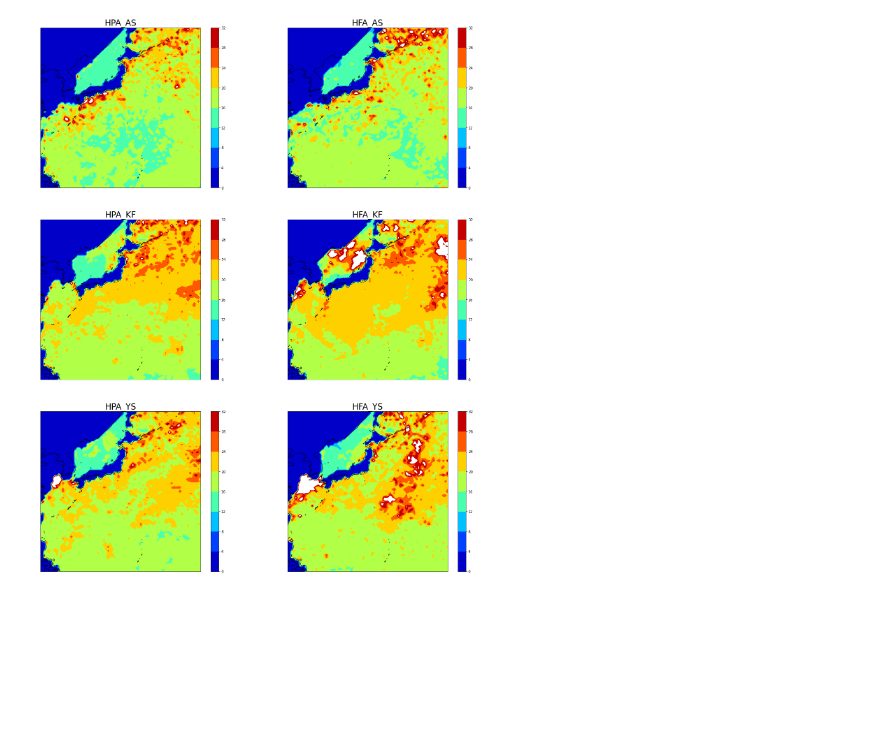
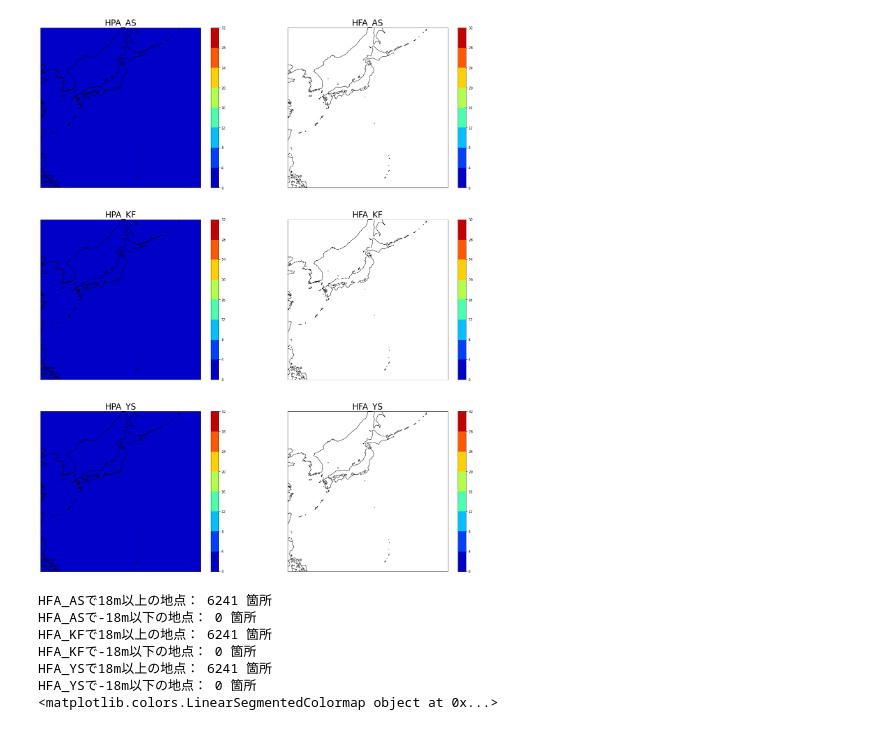
Before and after one commit to greedtn/MRI-AGCM3.2H, a Jupyter notebook: vizualize_code/visualize_RV.ipynb, the cells around one changed output. Saved outputs shown, nothing was run; the diff lists cells and outputs as text; code cells hidden in the pictures; blank space fills up the shorter version.

```diff
--- a/vizualize_code/visualize_RV.ipynb
+++ b/vizualize_code/visualize_RV.ipynb
@@ -3,6 +3,7 @@ from csv import reader
 import numpy as np
 import matplotlib.pyplot as plt
 import cartopy.crs as ccrs
+import matplotlib as mpl
 
 
 """モデル間のRV比較の図を出力"""
@@ -52,8 +53,8 @@ with open('HPA_YS.csv', 'r') as csv_file:
 for i in range(79):
     for j in range(79):
         for k in range(3):
-            DATA_F[k][i][j] = float(DATA_F[k][i][j])
-            DATA_P[k][i][j] = float(DATA_P[k][i][j])
+            DATA_F[k][i][j] = float(100)
+            DATA_P[k][i][j] = float(0)
 
 for i in range(3):
     DATA_F[i] = np.array(DATA_F[i])
@@ -95,35 +96,52 @@ ax5.set_title('HFA_' + MODEL[1], fontsize=24)
 
 ax6 = fig.add_subplot(3, 2, 6, projection=ccrs.PlateCarree())
 a = plt.contourf(lons, lats, DATA_F[2], levels=levels, transform=ccrs.PlateCarree(), cmap='jet')
 c_bar = plt.colorbar(a)
 ax6.coastlines()
 ax6.set_title('HFA_' + MODEL[2], fontsize=24)
 plt.subplots_adjust(left=0.05, right=0.95, bottom=0.05, top=0.95)
 plt.savefig("現在気候と将来気候の100年再現期待値.png")
 plt.show()
 
 # 描画(将来気候と現在気候の最大波高の差)
+print("HFA_ASで18m以上の地点：", len(np.where(DATA_F[0] - DATA_P[0] > 18)[0]), "箇所")
+print("HFA_ASで-18m以下の地点：", len(np.where(DATA_F[0] - DATA_P[0] < -18)[0]), "箇所")
+print("HFA_KFで18m以上の地点：", len(np.where(DATA_F[1] - DATA_P[1] > 18)[0]), "箇所")
+print("HFA_KFで-18m以下の地点：", len(np.where(DATA_F[1] - DATA_P[1] < -18)[0]), "箇所")
+print("HFA_YSで18m以上の地点：", len(np.where(DATA_F[2] - DATA_P[2] > 18)[0]), "箇所")
+print("HFA_YSで-18m以下の地点：", len(np.where(DATA_F[2] - DATA_P[2] < -18)[0]), "箇所")
 fig = plt.figure(figsize=(10, 24))
-levels = np.arange(-16, 17, 4)
+levels = np.arange(-18, 19, 4)
+cmap = mpl.cm.get_cmap("bwr").copy() # 色テーブル取得
+cmap.set_under() # 下限を下回った場合に灰色
+cmap.set_over() # 上限を超えた場合に白
+print(cmap)
 ax1 = fig.add_subplot(3, 1, 1, projection=ccrs.PlateCarree())
-a = plt.contourf(lons, lats, DATA_F[0] - DATA_P[0], levels=levels, transform=ccrs.PlateCarree(), cmap='bwr')
+a = plt.contourf(lons, lats, DATA_F[0] - DATA_P[0], levels=levels, transform=ccrs.PlateCarree(), cmap=cmap)
 c_bar = plt.colorbar(a)
 ax1.coastlines()
 ax1.set_title(MODEL[0], fontsize=24)
 
 ax2 = fig.add_subplot(3, 1, 2, projection=ccrs.PlateCarree())
-a = plt.contourf(lons, lats, DATA_F[1] - DATA_P[1], levels=levels, transform=ccrs.PlateCarree(), cmap='bwr')
+a = plt.contourf(lons, lats, DATA_F[1] - DATA_P[1], levels=levels, transform=ccrs.PlateCarree(), cmap=cmap)
 c_bar = plt.colorbar(a)
 ax2.coastlines()
 ax2.set_title(MODEL[1], fontsize=24)
 
 ax3 = fig.add_subplot(3, 1, 3, projection=ccrs.PlateCarree())
-a = plt.contourf(lons, lats, DATA_F[2] - DATA_P[2], levels=levels, transform=ccrs.PlateCarree(), cmap='bwr')
+a = plt.contourf(lons, lats, DATA_F[2] - DATA_P[2], levels=levels, transform=ccrs.PlateCarree(), cmap=cmap)
 c_bar = plt.colorbar(a)
 ax3.coastlines()
 ax3.set_title(MODEL[2], fontsize=24)
 plt.subplots_adjust(left=0.05, right=0.95, bottom=0.05, top=0.95)
 plt.savefig("100年再現期待値の変化.png")
 plt.show()
 # %% [output]
-[figure, old version]
+[figure, new version]
+HFA_ASで18m以上の地点： 6241 箇所
+HFA_ASで-18m以下の地点： 0 箇所
+HFA_KFで18m以上の地点： 6241 箇所
+HFA_KFで-18m以下の地点： 0 箇所
+HFA_YSで18m以上の地点： 6241 箇所
+HFA_YSで-18m以下の地点： 0 箇所
+<matplotlib.colors.LinearSegmentedColormap object at 0x...>
```
Also changed, not shown: parts of 1 cell of this notebook, 2 other files.
